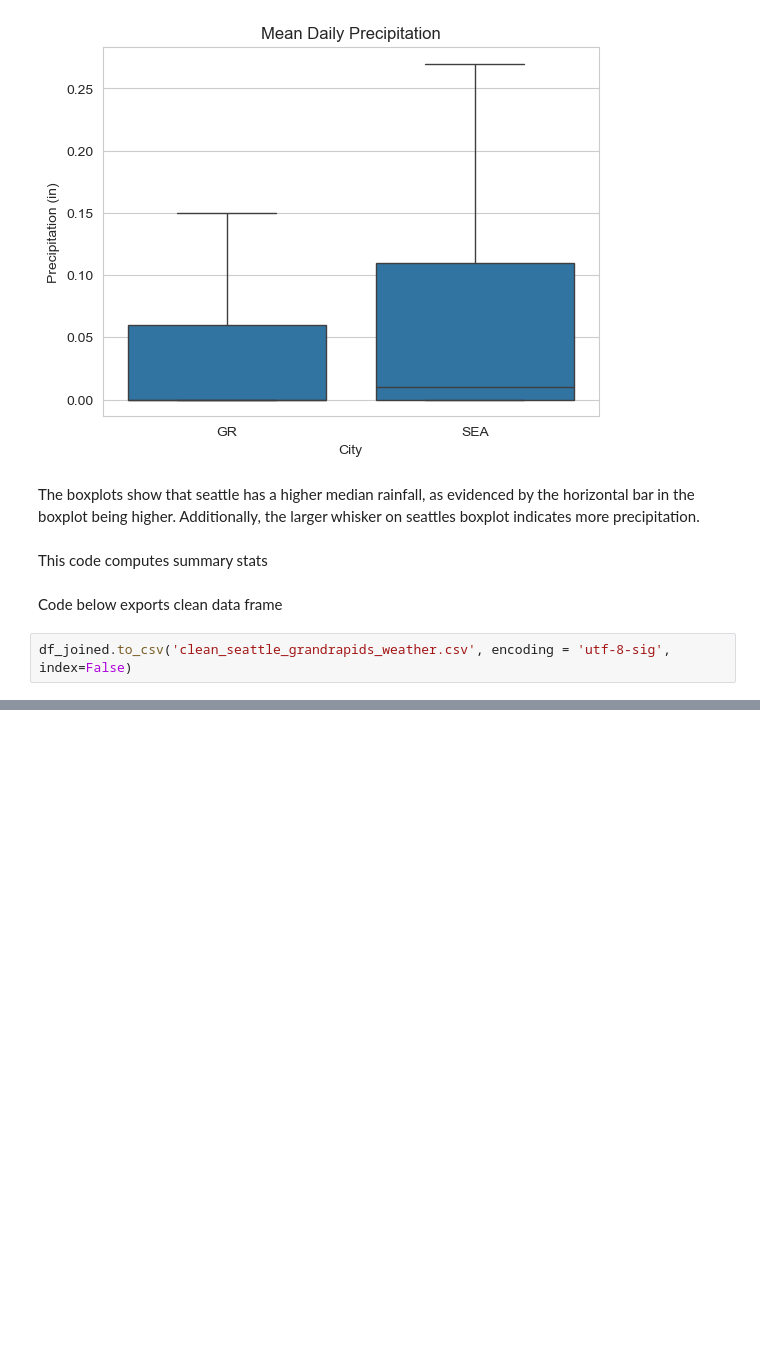
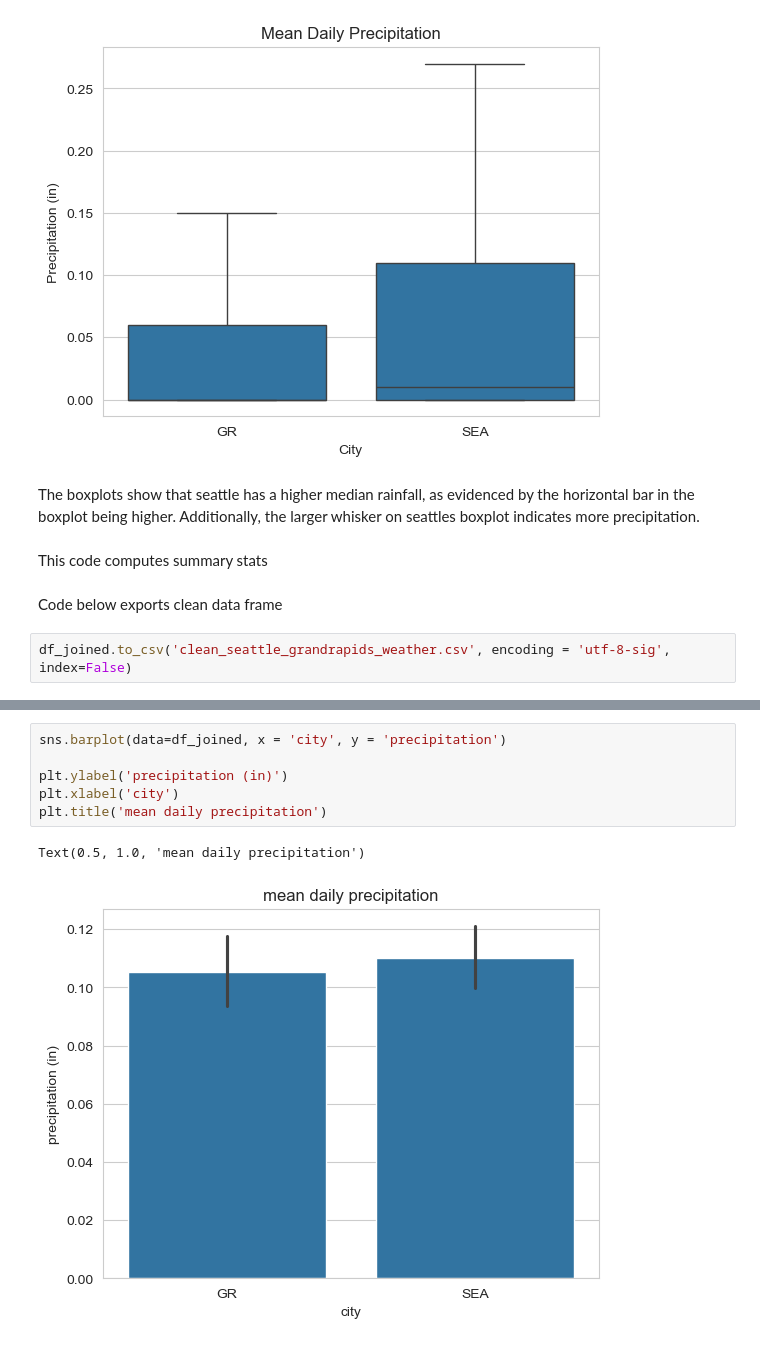
Before and after one commit to kderosia31/weather, a Jupyter notebook: code/Weather_Data.ipynb, the cells around one changed output, grey strips where cells are left out. Drawn from its saved outputs; the diff is of its cells as text; blank space fills up the shorter version.

```diff
--- a/code/Weather_Data.ipynb
+++ b/code/Weather_Data.ipynb
@@ -240,0 +263,9 @@ df_joined.to_csv('clean_seattle_grandrapids_weather.csv', encoding = 'utf-8-sig'
+# %%
+sns.barplot(data=df_joined, x = 'city', y = 'precipitation')
+
+plt.ylabel('precipitation (in)')
+plt.xlabel('city')
+plt.title('mean daily precipitation')
+# %% [output]
+Text(0.5, 1.0, 'mean daily precipitation')
+[figure, added]
```
Also changed, not shown: parts of 3 cells of this notebook, 1 other file.
